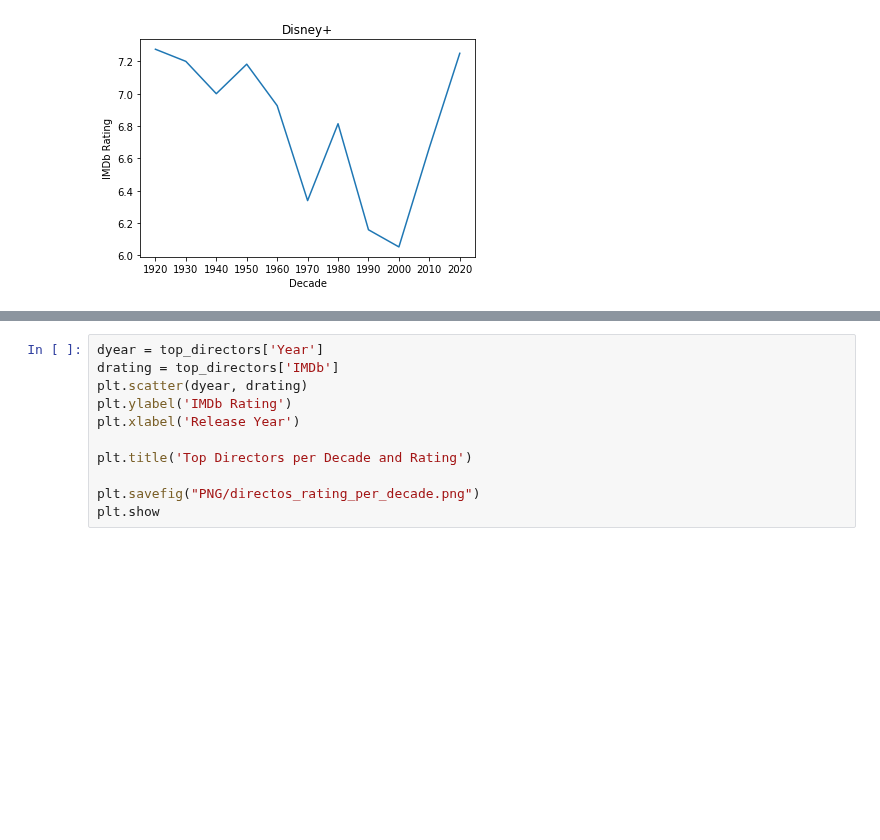
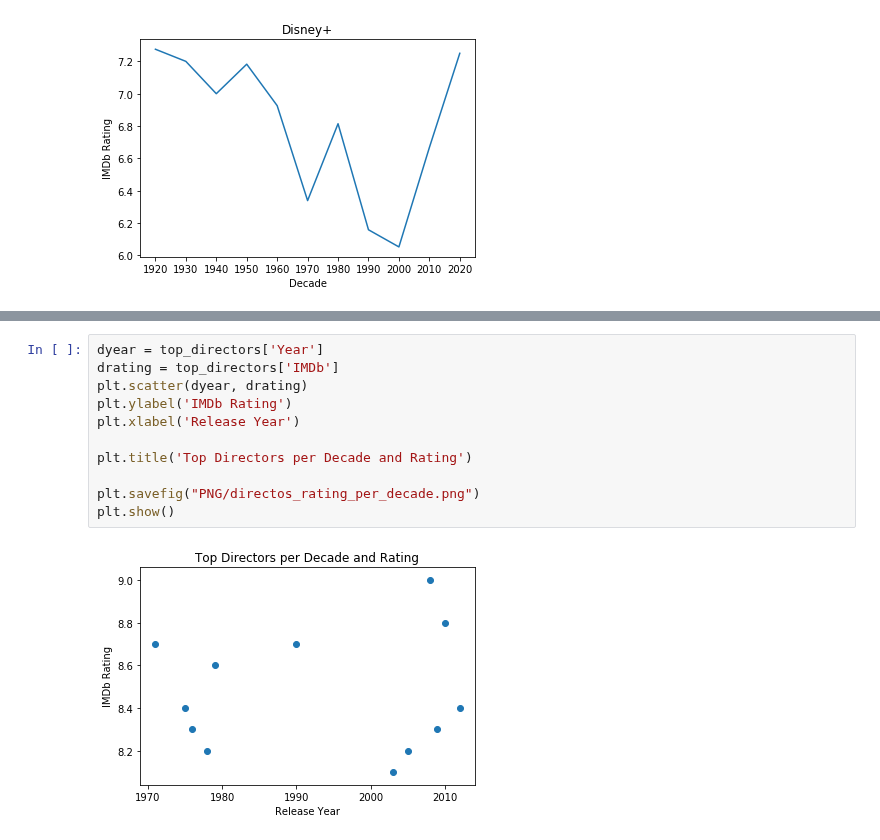
Before and after one commit to trevorguleserian/Project1, a Jupyter notebook: movies_data.ipynb, the cells around one changed output, grey strips where cells are left out. Cells and saved outputs as stored; diff of their text form; blank space fills up the shorter version.

```diff
--- a/movies_data.ipynb
+++ b/movies_data.ipynb
@@ -343,11 +348,13 @@ plt.show
 # %%
 dyear = top_directors['Year']
 drating = top_directors['IMDb']
 plt.scatter(dyear, drating)
 plt.ylabel('IMDb Rating')
 plt.xlabel('Release Year')
 
 plt.title('Top Directors per Decade and Rating')
 
 plt.savefig("PNG/directos_rating_per_decade.png")
-plt.show
+plt.show()
+# %% [output]
+[figure, added]
```
Also changed, not shown: parts of 9 cells of this notebook, 3 other files.
